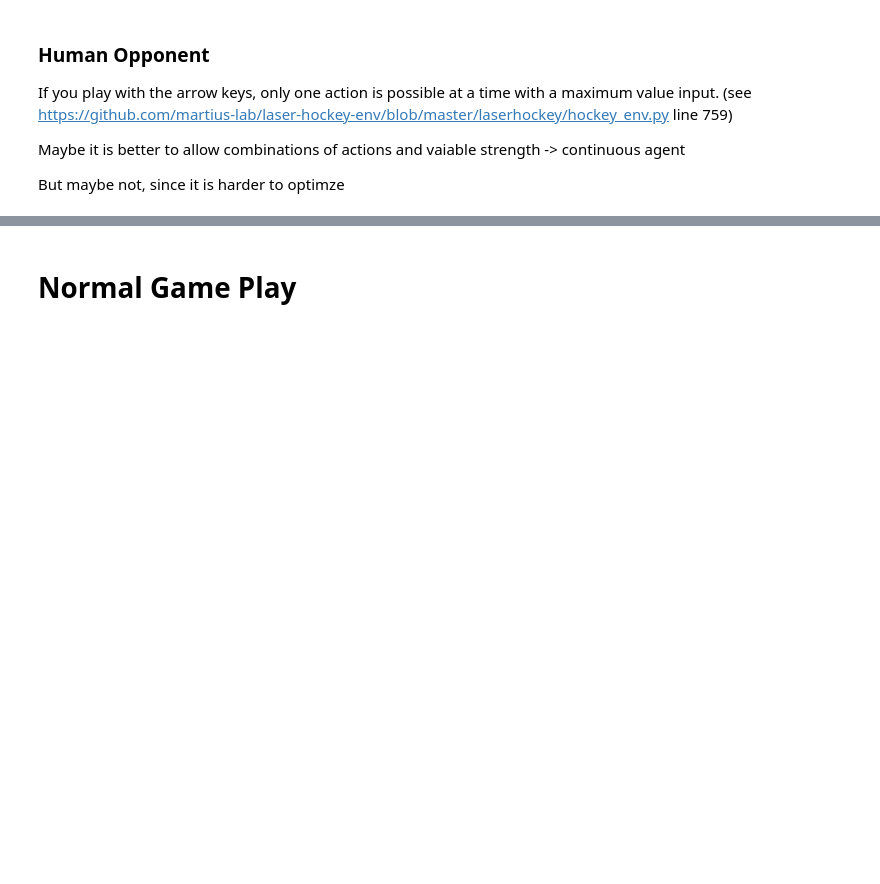
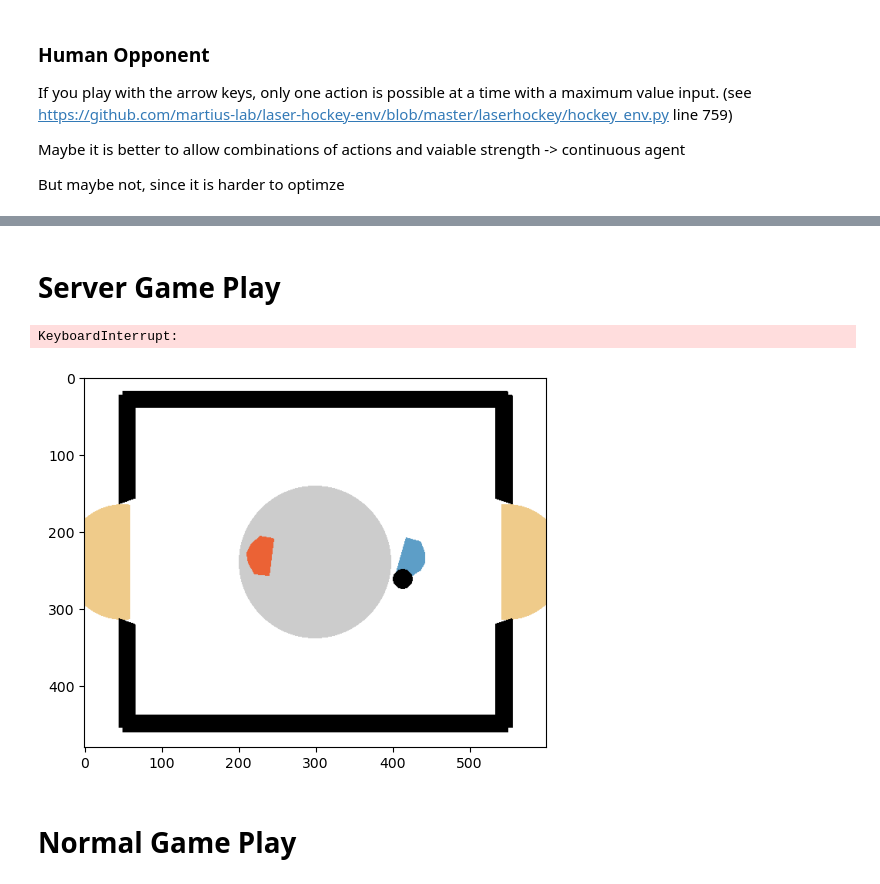
Before and after one commit to Slusny/betabiscuit, a Jupyter notebook: Hockey-Env.ipynb, the cells around one changed output, grey strips where cells are left out. Cells and saved outputs as stored; diff of their text form; code cells hidden in the pictures; blank space fills up the shorter version.

Commit message:
working on remote play

```diff
--- a/Hockey-Env.ipynb
+++ b/Hockey-Env.ipynb
@@ -77,3 +80,31 @@ reload(h_env)
+# %% [markdown]
+# Server Game Play
+# %%
+env = h_env.HockeyEnv()
+player1 = h_env.BasicOpponent()
+player2 = h_env.BasicOpponent()
+obs_buffer = []
+reward_buffer=[]
+obs, info = env.reset()
+obs_agent2 = env.obs_agent_two()
+img = plt.imshow(env.render(mode='rgb_array'))
+for k in range(100):
+    img.set_data(env.render(mode='rgb_array'))
+    display.display(plt.gcf())
+    display.clear_output(wait=True)
+    a1 = player1.act(obs)
+    a2 = player2.act(obs_agent2)
+    obs, r, d, _, info = env.step(np.hstack([a1,a2]))
+    obs_buffer.append(obs)
+    reward_buffer.append(r)
+    obs_agent2 = env.obs_agent_two()
+    if d: env.reset()
+obs_buffer = np.asarray(obs_buffer)
+reward_buffer = np.asarray(reward_buffer)
+env.close()
+# %% [output]
+KeyboardInterrupt:
+[figure, added]
 # %% [markdown]
 # Normal Game Play
 # %%
```
Also changed, not shown: parts of 10 cells of this notebook, 2 other files.
